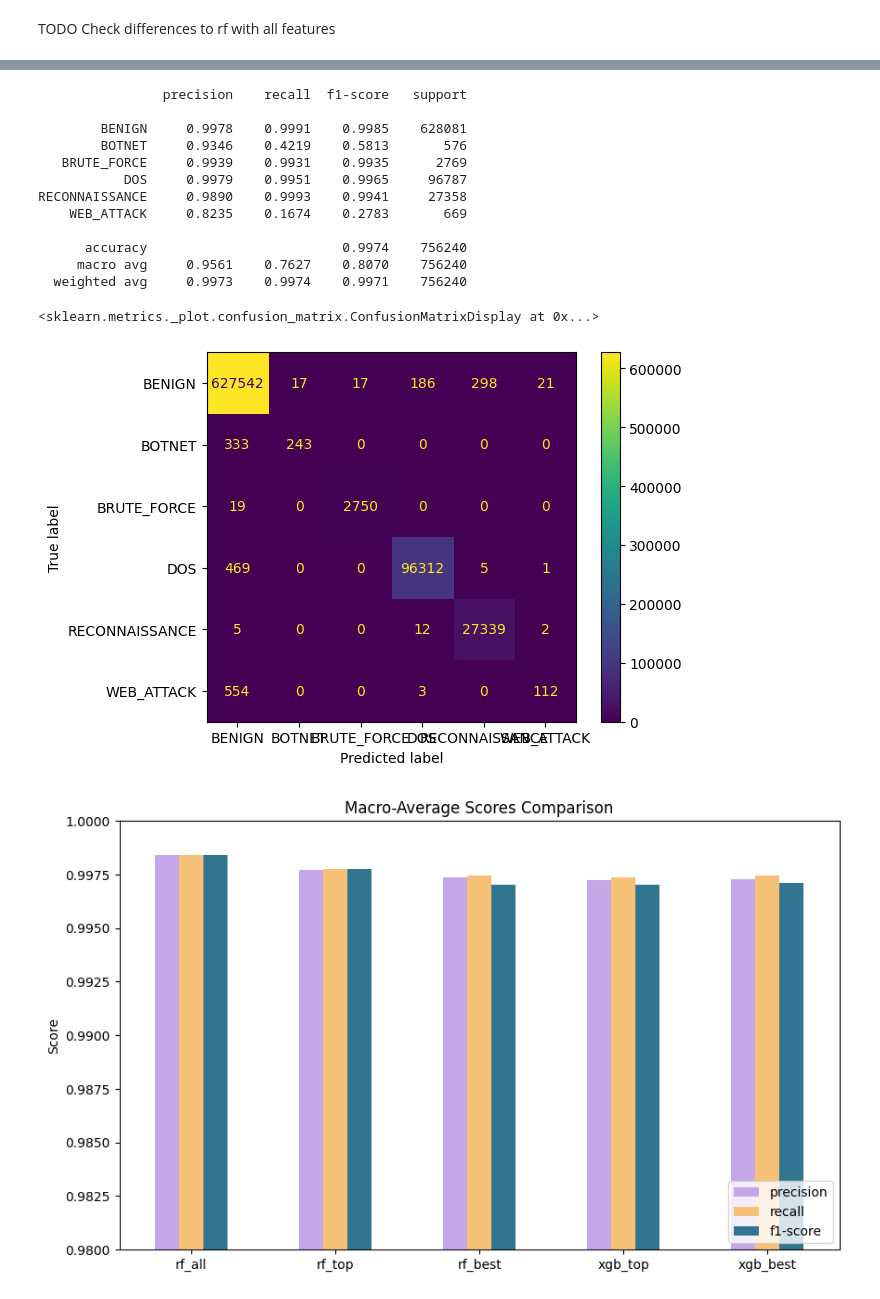
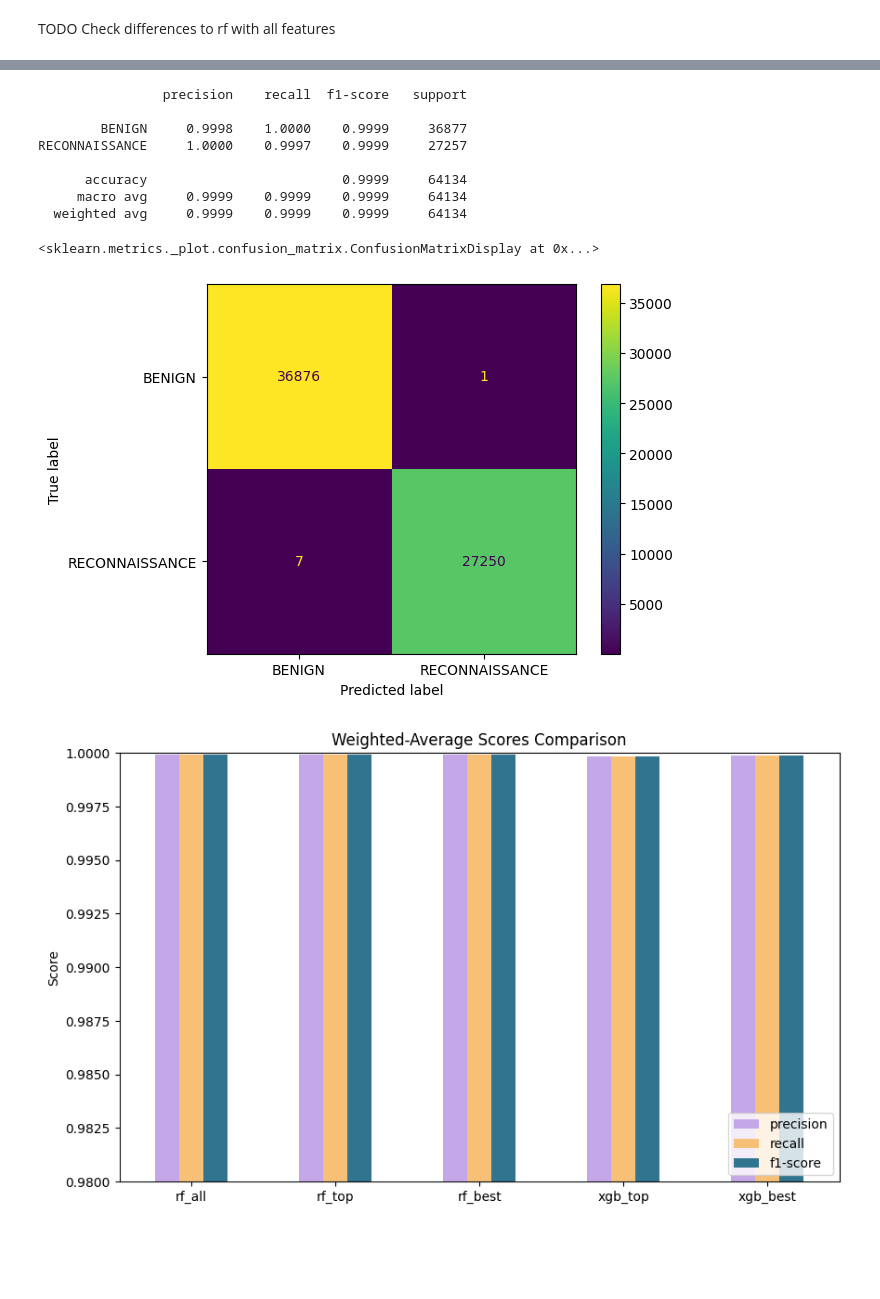
Before and after one commit to j4n-r/IDS_ml, a Jupyter notebook: ml-project-v4.ipynb, the cells around one changed output, grey strips where cells are left out. Cells and saved outputs as stored; diff of their text form; code cells hidden in the pictures; blank space fills up the shorter version.

Commit message:
Kaggle Notebook | NIDS_ML_HWR | Version 21

```diff
--- a/ml-project-v4.ipynb
+++ b/ml-project-v4.ipynb
@@ -104,14 +97,14 @@ First option reads only one of the fils into the Dataframe. The second option ta
 This is done to reduce the dataset for developing purposes.
 # %%
 # 1.
-#df = pd.read_csv("/kaggle/input/network-intrusion-dataset/Friday-WorkingHours-Afternoon-PortScan.pcap_ISCX.csv")
+df = pd.read_csv("/kaggle/input/network-intrusion-dataset/Friday-WorkingHours-Afternoon-PortScan.pcap_ISCX.csv")
 #df = pd.concat([df, pd.read_csv("/kaggle/input/network-intrusion-dataset/Thursday-WorkingHours-Morning-WebAttacks.pcap_ISCX.csv")])
 # 2.
 #shuffled_df = df_full.sample(frac=1, random_state=40)
 #df = pd.DataFrame(shuffled_df.head(5000))
 
 # 3.
-df = pd.DataFrame(df_full)
+#df = pd.DataFrame(df_full)
 # %% [markdown]
 #  Data info
 The column names have leading and/or trailing spaces that need to be trimmed.
@@ -496,11 +486,13 @@ params = {
     'n_estimators': [10, 50, 100, 150, 200],
 }
 
+# This should already use stratefiedKfold as a cross validation method https://scikit-learn.org/1.5/modules/generated/sklearn.model_selection.HalvingGridSearchCV.html
+# Reduced the num of folds to maybe get the score up on underrepresented classes
 rf_grid = HalvingGridSearchCV(
     rf_top,
     params,
-    cv=5,
-    scoring='f1_micro',
+    cv=2,
+    scoring='f1_macro',
     verbose=1,
     return_train_score=True,
     n_jobs=-1
@@ -621,8 +579,8 @@ params = {
 xgb_grid = HalvingGridSearchCV(
     estimator=xgb_top,
     param_grid=params,
-    cv=5,
-    scoring='f1_micro',
+    cv=2,
+    scoring='f1_macro',
     verbose=1,
     return_train_score=True,
     n_jobs=-1
@@ -665,50 +622,48 @@ ConfusionMatrixDisplay.from_predictions(y_test_top, y_pred_top_decoded)
 # %% [output]
                 precision    recall  f1-score   support
 
-        BENIGN     0.9978    0.9991    0.9985    628081
-        BOTNET     0.9346    0.4219    0.5813       576
-   BRUTE_FORCE     0.9939    0.9931    0.9935      2769
-           DOS     0.9979    0.9951    0.9965     96787
-RECONNAISSANCE     0.9890    0.9993    0.9941     27358
-    WEB_ATTACK     0.8235    0.1674    0.2783       669
+        BENIGN     0.9998    1.0000    0.9999     36877
+RECONNAISSANCE     1.0000    0.9997    0.9999     27257
 
-      accuracy                         0.9974    756240
-     macro avg     0.9561    0.7627    0.8070    756240
-  weighted avg     0.9973    0.9974    0.9971    756240
+      accuracy                         0.9999     64134
+     macro avg     0.9999    0.9999    0.9999     64134
+  weighted avg     0.9999    0.9999    0.9999     64134
 <sklearn.metrics._plot.confusion_matrix.ConfusionMatrixDisplay at 0x...>
-[figure, old version]
+[figure, new version]
 # %%
+# -- The majority of this plotting code is written by ChatGPT --
+
 # put all reports in a list
 reports = [rf_all_report, rf_top_report, rf_best_report, xgb_top_report, xgb_best_report]
 
 model_names = ["rf_all", "rf_top", "rf_best", "xgb_top", "xgb_best"]
 # Initialize an empty DataFrame
 comparison_df = pd.DataFrame(
     columns=["precision", "recall", "f1-score"],
     index=model_names
 )
 
 for name, report in zip(model_names, reports):
     # 'macro avg' is a key in the dictionary
-    macro_avg = report["weighted avg"]
-    comparison_df.loc[name, "precision"] = macro_avg["precision"]
-    comparison_df.loc[name, "recall"]    = macro_avg["recall"]
-    comparison_df.loc[name, "f1-score"]  = macro_avg["f1-score"]
+    weighted_avg = report["weighted avg"]
+    comparison_df.loc[name, "precision"] = weighted_avg["precision"]
+    comparison_df.loc[name, "recall"]    = weighted_avg["recall"]
+    comparison_df.loc[name, "f1-score"]  = weighted_avg["f1-score"]
 
 
 
 colors = [rp["iris"], rp["gold"], rp["pine"]]
 
 comparison_df.plot.bar(
     figsize=(10, 6),
     color=colors
 )
-plt.title("Macro-Average Scores Comparison")
+plt.title("Weighted-Average Scores Comparison")
 plt.ylabel("Score")
 plt.ylim([0.98, 1])
 plt.xticks(rotation=0)
 plt.legend(loc="lower right")
 plt.show()
 # %% [output]
-[figure, old version]
+[figure, new version]
 # %%
```
Also changed, not shown: parts of 28 cells of this notebook.
